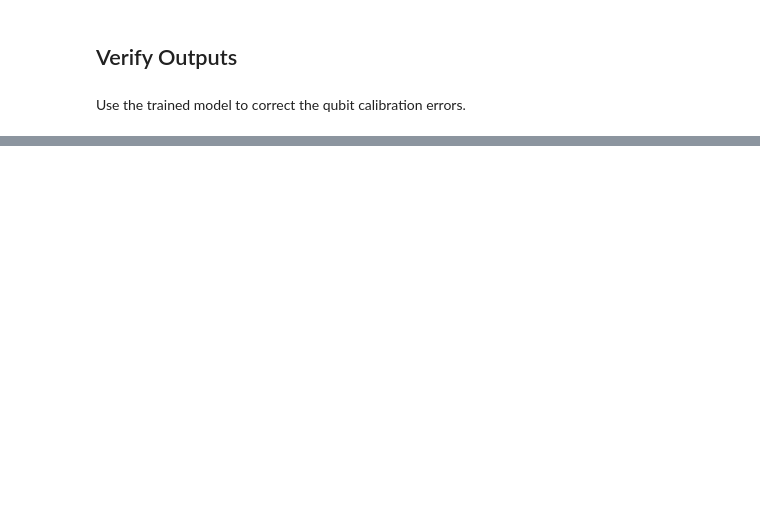
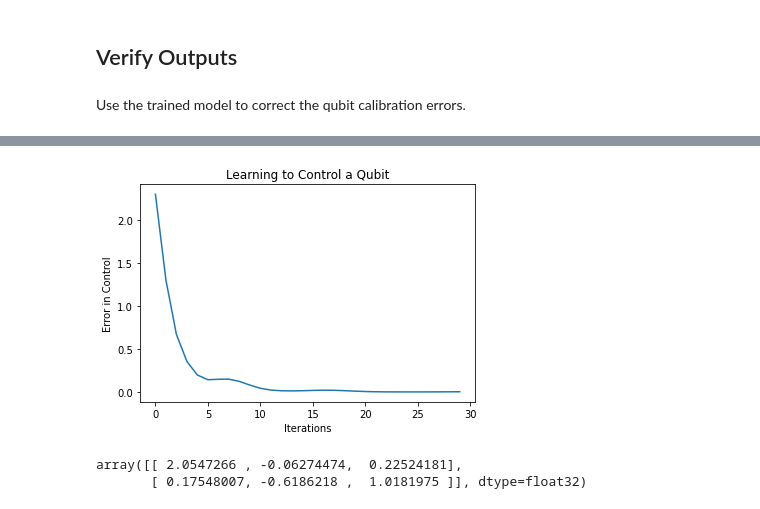
Before and after one commit to coopbri/tfq, a Jupyter notebook: tutorials/hello-many-worlds.ipynb, the cells around one changed output, grey strips where cells are left out. Drawn from its saved outputs; the diff is of its cells as text; code cells hidden in the pictures; blank space fills up the shorter version.

```diff
--- a/tutorials/hello-many-worlds.ipynb
+++ b/tutorials/hello-many-worlds.ipynb
@@ -239,0 +260,23 @@ Which gives an actual expectation of: -0.9295072555541992
+# %%
+dense_2 = controller(commands_input)
+
+# append model circuit onto datapoint circuit tensor manually, since PQC or ControlledPQC aren't used
+full_circuit = tfq.layers.AddCircuit()(circuits_input, append=model_circuit)
+expectation_output = tfq.layers.Expectation()(full_circuit,
+                                              symbol_names=control_params,
+                                              symbol_values=dense_2,
+                                              operators=operators_input)
+
+# Contruct Keras model
+two_axis_control_model = tf.keras.Model(
+    inputs=[circuits_input, commands_input, operators_input],
+    outputs=[expectation_output])
+# %%
+# Operators to measure for each command
+operator_data = tfq.convert_to_tensor([[cirq.X(qubit)], [cirq.Z(qubit)]])
+
+# Command input values to the classical NN
+commands = np.array([[0], [1]], dtype=np.float32)
+
+# Desired expectation value at output of quantum circuit
+expected_outputs = np.array([[1], [-1]], dtype=np.float32)
@@ -239,0 +285,11 @@ Which gives an actual expectation of: -0.9295072555541992
+# %%
+optimizer = tf.keras.optimizers.Adam(learning_rate=0.05)
+loss = tf.keras.losses.MeanSquaredError()
+
+two_axis_control_model.compile(optimizer=optimizer, loss=loss)
+
+history = two_axis_control_model.fit(
+    x=[datapoint_circuits, commands, operator_data],
+    y=expected_outputs,
+    epochs=30,
+    verbose=1)
@@ -239,0 +314,14 @@ Which gives an actual expectation of: -0.9295072555541992
+# %%
+# Plot training results
+plt.plot(history.history['loss'])
+plt.title("Learning to Control a Qubit")
+plt.xlabel("Iterations")
+plt.ylabel("Error in Control")
+plt.show()
+# %% [output]
+[figure, added]
+# %%
+controller.predict(np.array([0,1]))
+# %% [output]
+array([[ 2.0547266 , -0.06274474,  0.22524181],
+       [ 0.17548007, -0.6186218 ,  1.0181975 ]], dtype=float32)
```
Also changed, not shown: parts of 11 cells of this notebook.
